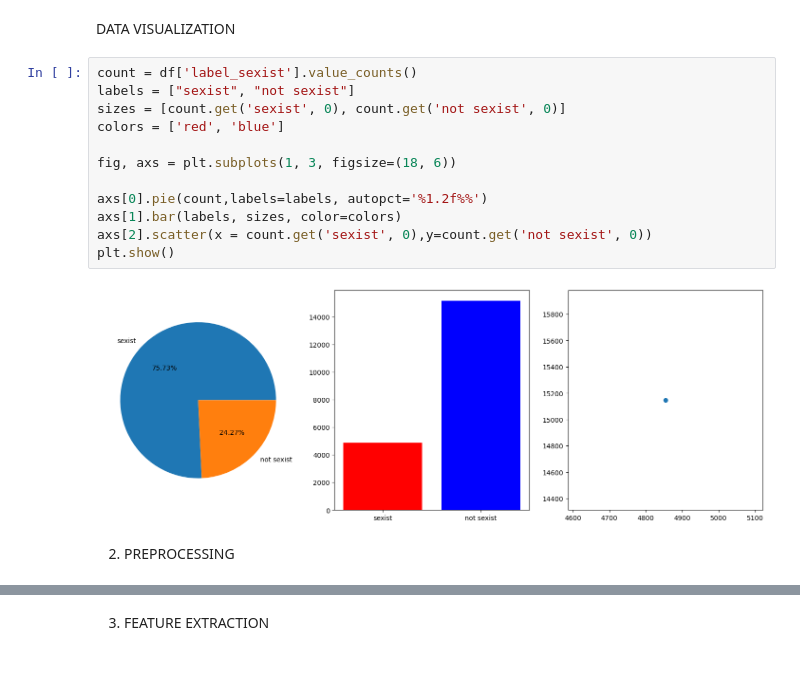
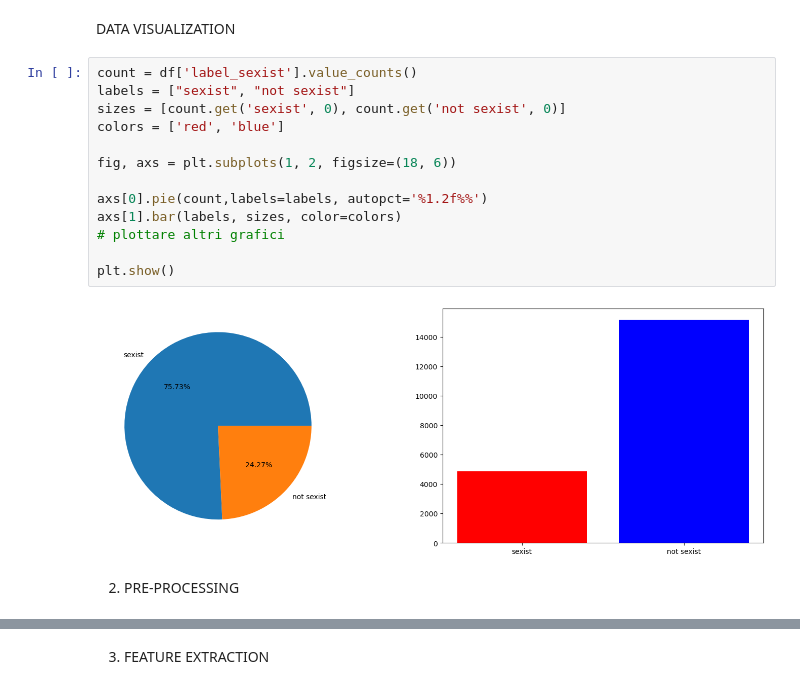
Before and after one commit to antoniocapicotto/edos, a Jupyter notebook: edos.ipynb, the cells around one changed output, grey strips where cells are left out. Drawn from its saved outputs; the diff is of its cells as text.

```diff
--- a/edos.ipynb
+++ b/edos.ipynb
@@ -38,16 +69,17 @@ DATA VISUALIZATION
 # %%
 count = df['label_sexist'].value_counts()
 labels = ["sexist", "not sexist"]
 sizes = [count.get('sexist', 0), count.get('not sexist', 0)]
 colors = ['red', 'blue']
 
-fig, axs = plt.subplots(1, 3, figsize=(18, 6))
+fig, axs = plt.subplots(1, 2, figsize=(18, 6))
 
 axs[0].pie(count,labels=labels, autopct='%1.2f%%')
 axs[1].bar(labels, sizes, color=colors)
-axs[2].scatter(x = count.get('sexist', 0),y=count.get('not sexist', 0))
+# plottare altri grafici
+
 plt.show()
 # %% [output]
-[figure, old version]
+[figure, new version]
-# %% [markdown]
-2. PREPROCESSING
+# %% [markdown]
+2. PRE-PROCESSING
```
Also changed, not shown: parts of 15 cells of this notebook.
